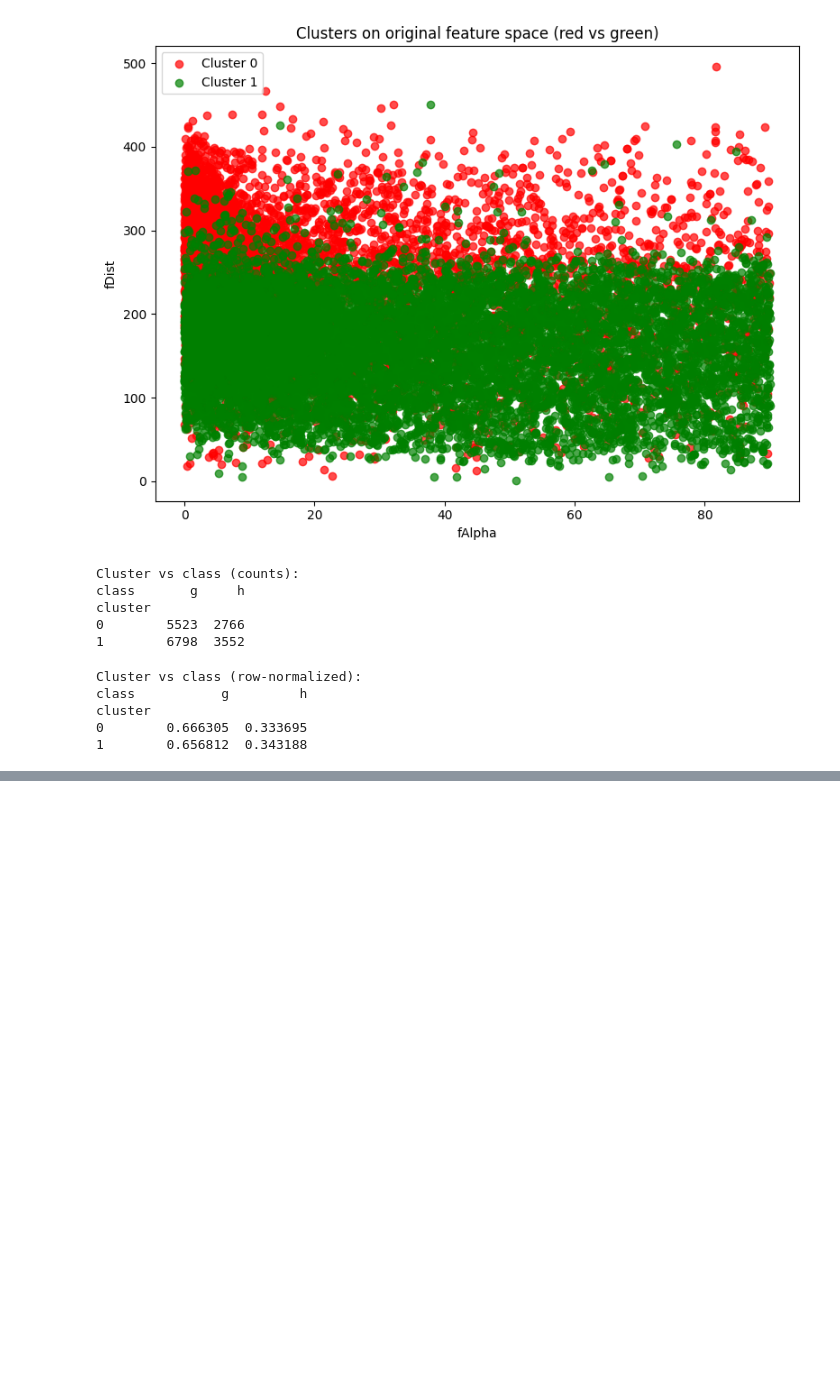
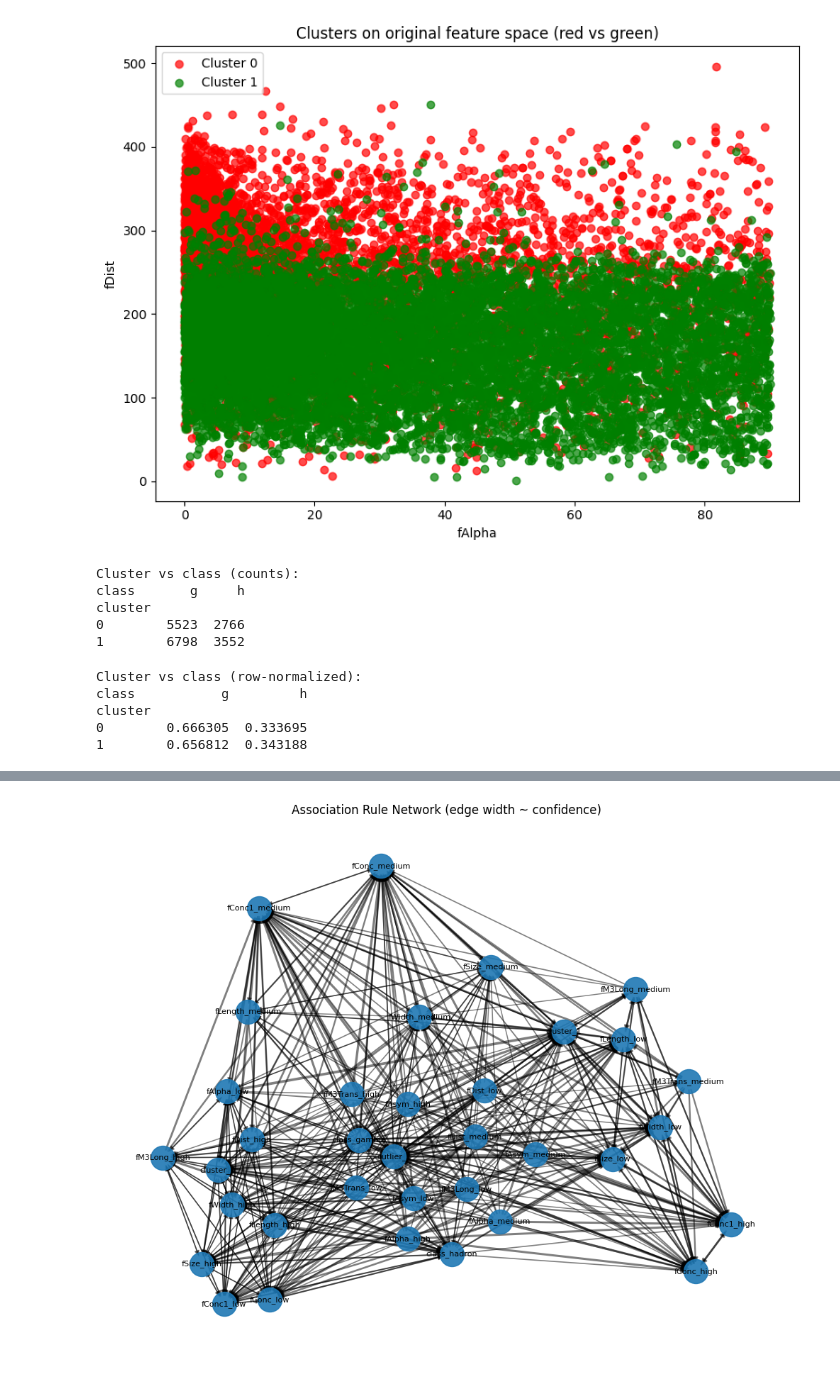
Before and after one commit to Ziad-0Waleed/Data-Mining-Project, a Jupyter notebook: Data Mining Project.ipynb, the cells around one changed output, grey strips where cells are left out. Drawn from its saved outputs; the diff is of its cells as text; code cells hidden in the pictures; blank space fills up the shorter version.

```diff
--- a/Data Mining Project.ipynb
+++ b/Data Mining Project.ipynb
@@ -251,0 +409,27 @@ cluster
+# %%
+import networkx as nx
+
+rules_net = rules[(rules['confidence'] >= 0.7) & (rules['lift'] >= 1.2)].copy()
+
+G = nx.DiGraph()
+for _, r in rules_net.iterrows():
+    ants = [str(a) for a in r['antecedents']]
+    cons = [str(c) for c in r['consequents']]
+    for a in ants:
+        for c in cons:
+            G.add_edge(a, c, weight=r['lift'], confidence=r['confidence'])
+
+plt.figure(figsize=(10,8))
+pos = nx.spring_layout(G, seed=42, k=0.4)
+edge_w = [1 + 2*(d['confidence']-0.7)/(1.0-0.7) if d['confidence'] < 1 else 3
+          for _,_,d in G.edges(data=True)]
+nx.draw_networkx_nodes(G, pos, node_size=600, alpha=0.9)
+nx.draw_networkx_labels(G, pos, font_size=8)
+nx.draw_networkx_edges(G, pos, arrows=True, width=edge_w, alpha=0.5)
+plt.title("Association Rule Network (edge width ~ confidence)")
+plt.axis('off')
+plt.tight_layout()
+plt.savefig(FIG_DIR / "association_network.png", dpi=150)
+plt.show()
+# %% [output]
+[figure, added]
```
Also changed, not shown: parts of 19 cells of this notebook, 12 other files.
